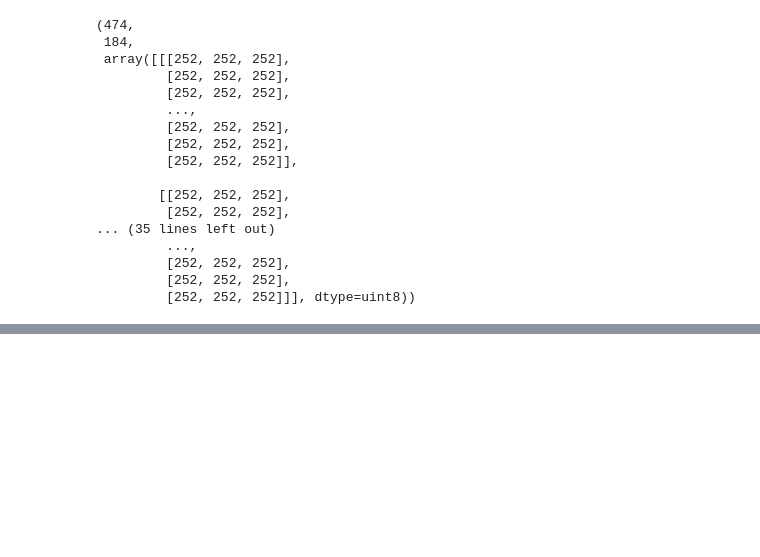
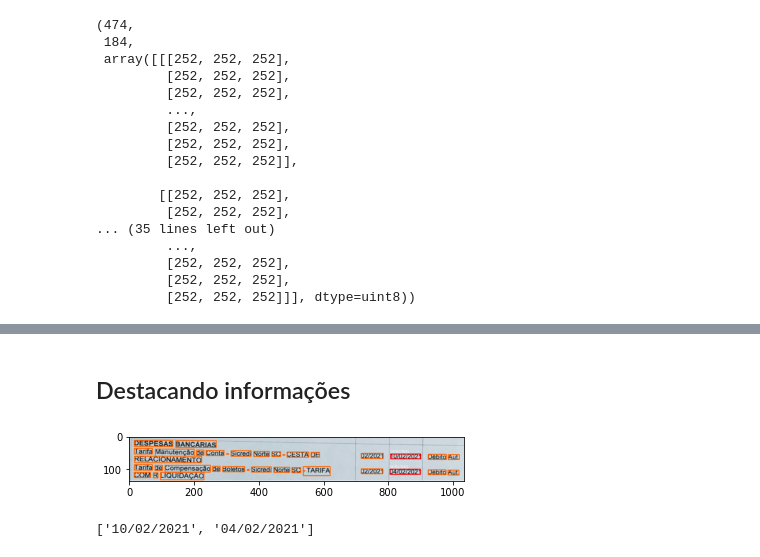
Before and after one commit to joaobizzo/AI_study, a Jupyter notebook: text-recognizer/main.ipynb, the cells around one changed output, grey strips where cells are left out. Cells and saved outputs as stored; diff of their text form; code cells hidden in the pictures; blank space fills up the shorter version.

```diff
--- a/text-recognizer/main.ipynb
+++ b/text-recognizer/main.ipynb
@@ -150,0 +254,25 @@ caixa_texto(resultado, rgb)
+# %% [markdown]
+## Destacando informações
+# %%
+datas = []
+
+img_copia = rgb.copy()
+for i in range(0, len(resultado['text'])):
+  confianca = int(resultado['conf'][i])
+  if confianca > min_conf:
+    texto = resultado['text'][i]
+
+    if re.match(padrao_data, texto):
+      x, y, img = caixa_texto(resultado, img_copia, (255, 8, 9))
+      img_copia = escreve_texto(texto, x, y, img_copia, fonte, 12)
+      datas.append(texto)
+    else:
+      x, y, img_copia = caixa_texto(resultado, img_copia)
+
+plt.imshow(img_copia);
+# %% [output]
+[figure, added]
+# %%
+datas
+# %% [output]
+['10/02/2021', '04/02/2021']
```
Also changed, not shown: parts of 18 cells of this notebook.
